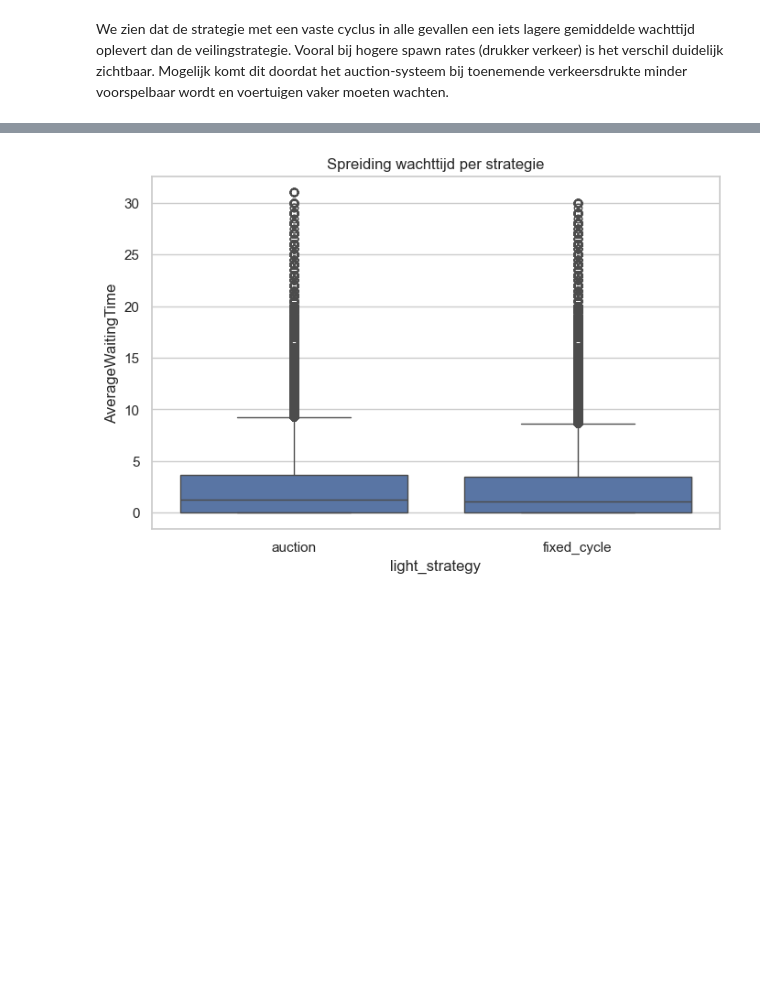
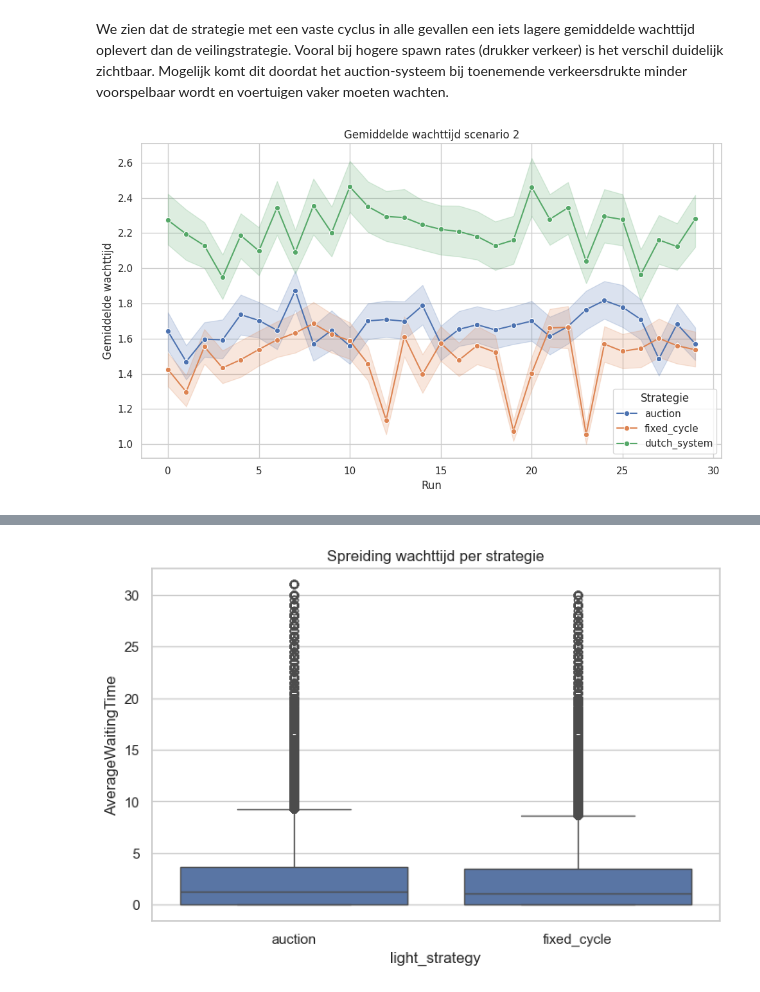
Before and after one commit to TikkaMasala1/INNO_ABD_SIM, a Jupyter notebook: data_analysis.ipynb, the cells around one changed output, grey strips where cells are left out. Drawn from its saved outputs; the diff is of its cells as text; code cells hidden in the pictures; blank space fills up the shorter version.

Commit message:
Data update

```diff
--- a/data_analysis.ipynb
+++ b/data_analysis.ipynb
@@ -91,3 +91,14 @@ plt.show()
 We zien dat de strategie met een vaste cyclus in alle gevallen een iets lagere gemiddelde wachttijd oplevert dan de veilingstrategie.
 Vooral bij hogere spawn rates (drukker verkeer) is het verschil duidelijk zichtbaar.
 Mogelijk komt dit doordat het auction-systeem bij toenemende verkeersdrukte minder voorspelbaar wordt en voertuigen vaker moeten wachten.
+# %%
+plt.figure(figsize=(10, 6))
+sns.lineplot(data=df_scenario_2, x="iteration", y="AverageWaitingTime", hue="light_strategy", marker="o")
+plt.title("Gemiddelde wachttijd scenario 2")
+plt.ylabel("Gemiddelde wachttijd")
+plt.xlabel("Run")
+plt.legend(title="Strategie")
+plt.tight_layout()
+plt.show()
+# %% [output]
+[figure, added]
```
Also changed, not shown: parts of 4 cells of this notebook, 1 other file.
